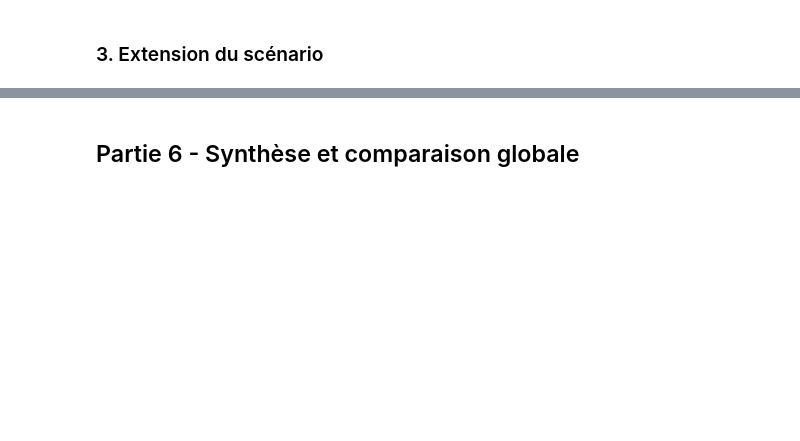
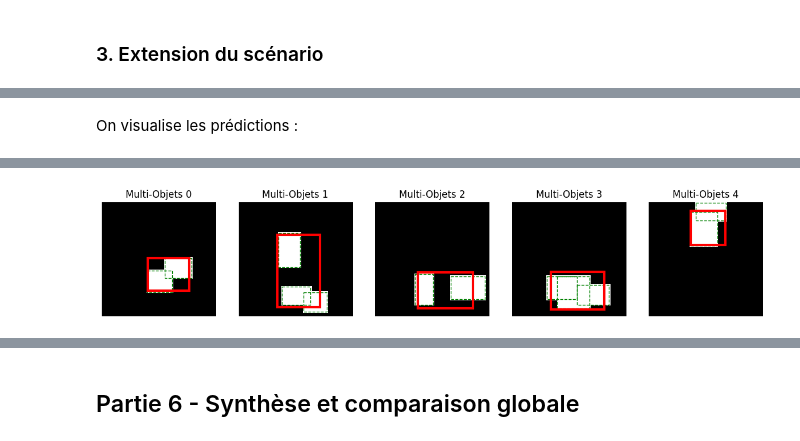
Before and after one commit to Leon-afk1/TP_reseau_neurone, a Jupyter notebook: MiniProjet/Notebook.ipynb, the cells around one changed output, grey strips where cells are left out. Cells and saved outputs as stored; diff of their text form; code cells hidden in the pictures; blank space fills up the shorter version.

```diff
--- a/MiniProjet/Notebook.ipynb
+++ b/MiniProjet/Notebook.ipynb
@@ -887,0 +1188,36 @@ Pour conclure, le Full Fine-Tuning de VGG16 est la méthode la plus robuste. Bie
+# %% [markdown]
+On visualise les prédictions :
+# %%
+y_pred_multi = model_loc.predict(X_multi)
+
+plt.figure(figsize=(15, 6))
+for i in range(5):
+    ax = plt.subplot(1, 5, i + 1)
+
+    # Image
+    img = X_multi[i].reshape(64, 64)
+    plt.imshow(img, cmap='gray')
+
+    # On dessiner les vraies boîtes en vert
+    # Il y en a plusieurs par image
+    for box in y_multi_boxes[i]:
+        rect_gt = patches.Rectangle(
+            (box[0], box[1]), box[2]-box[0], box[3]-box[1],
+            linewidth=1, edgecolor='g', facecolor='none', linestyle='--'
+        )
+        ax.add_patch(rect_gt)
+
+    # On dessine la prédiction du réseau en rouge
+    # Le réseau ne sort qu'une seule boîte quoi qu'il arrive (car il a été entraîné avec 4 neurones de sortie)
+    pred = y_pred_multi[i] * 64
+    rect_pred = patches.Rectangle(
+        (pred[0], pred[1]), pred[2]-pred[0], pred[3]-pred[1],
+        linewidth=3, edgecolor='r', facecolor='none'
+    )
+    ax.add_patch(rect_pred)
+
+    ax.axis('off')
+    ax.set_title(f"Multi-Objets {i}")
+
+plt.show()
+# %% [output]
@@ -887,0 +1225 @@ Pour conclure, le Full Fine-Tuning de VGG16 est la méthode la plus robuste. Bie
+[figure, added]
```
Also changed, not shown: parts of 30 cells of this notebook, 1 other file.
